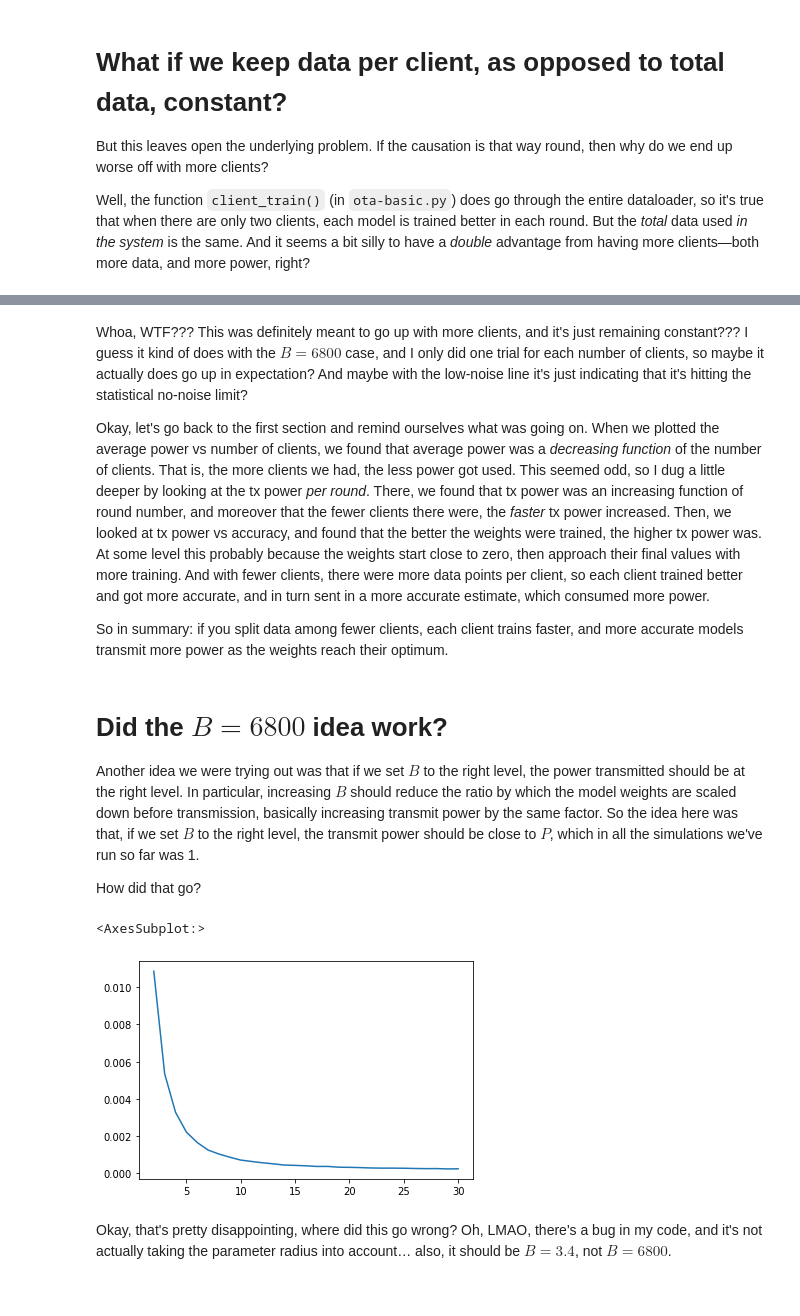
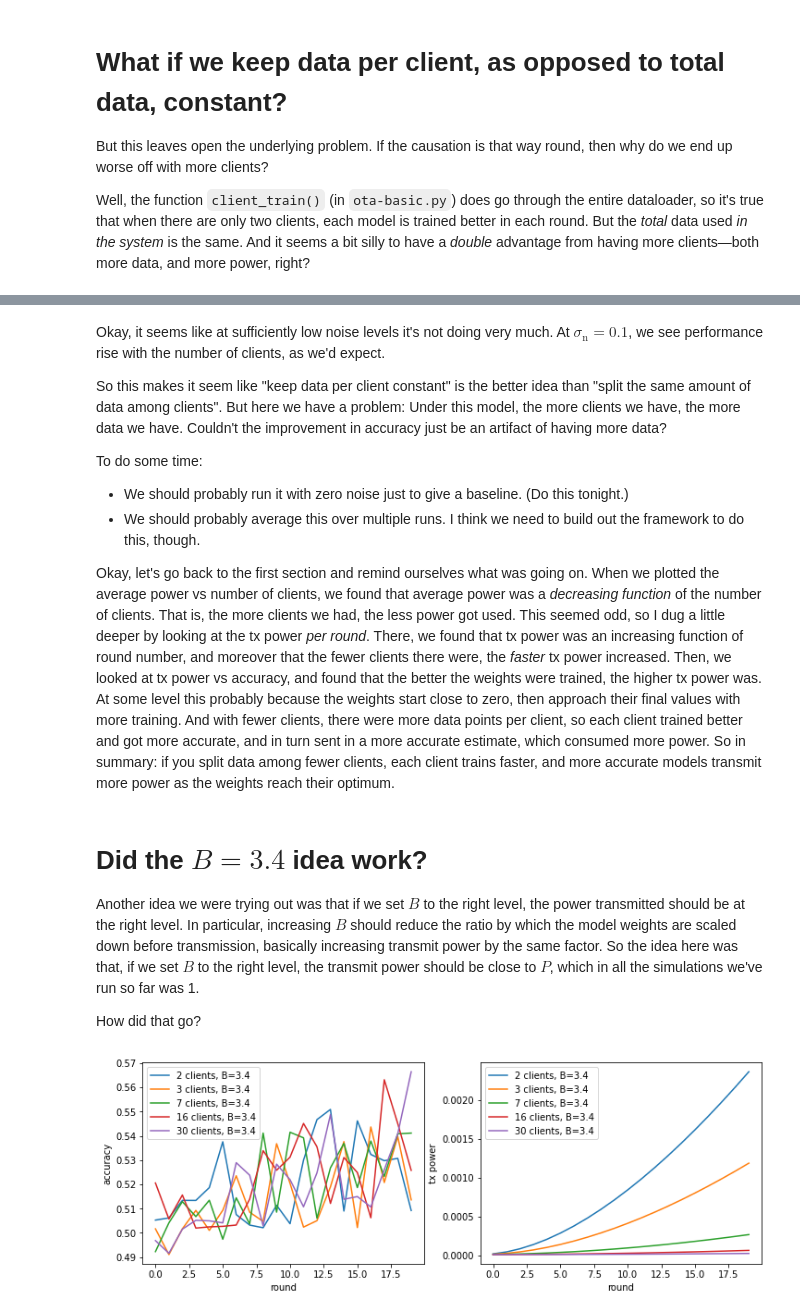
Before and after one commit to czlee/kyanite, a Jupyter notebook: ota-basic.ipynb, the cells around one changed output, grey strips where cells are left out. Saved outputs shown, nothing was run; the diff lists cells and outputs as text; code cells hidden in the pictures.

```diff
--- a/ota-basic.ipynb
+++ b/ota-basic.ipynb
@@ -350,34 +379,37 @@ results["accuracy"].plot(xlabel="clients", ylabel="accuracy", title="13,333 exam
 # %% [markdown]
-Whoa, WTF??? This was definitely meant to go up with more clients, and it's just remaining constant??? I guess it kind of does with the $B=6800$ case, and I only did one trial for each number of clients, so maybe it actually does go up in expectation? And maybe with the low-noise line it's just indicating that it's hitting the statistical no-noise limit?
+Okay, it seems like at sufficiently low noise levels it's not doing very much. At $\sigma_\mathrm{n} = 0.1$, we see performance rise with the number of clients, as we'd expect.
 
-Okay, let's go back to the first section and remind ourselves what was going on. When we plotted the average power vs number of clients, we found that average power was a _decreasing function_ of the number of clients. That is, the more clients we had, the less power got used. This seemed odd, so I dug a little deeper by looking at the tx power _per round_. There, we found that tx power was an increasing function of round number, and moreover that the fewer clients there were, the _faster_ tx power increased. Then, we looked at tx power vs accuracy, and found that the better the weights were trained, the higher tx power was. At some level this probably because the weights start close to zero, then approach their final values with more training. And with fewer clients, there were more data points per client, so each client trained better and got more accurate, and in turn sent in a more accurate estimate, which consumed more power.
+So this makes it seem like "keep data per client constant" is the better idea than "split the same amount of data among clients". But here we have a problem: Under this model, the more clients we have, the more data we have. Couldn't the improvement in accuracy just be an artifact of having more data?
 
-So in summary: if you split data among fewer clients, each client trains faster, and more accurate models transmit more power as the weights reach their optimum.
+To do some time:
+- We should probably run it with zero noise just to give a baseline. (Do this tonight.)
+- We should probably average this over multiple runs. I think we need to build out the framework to do this, though.
+
+Okay, let's go back to the first section and remind ourselves what was going on. When we plotted the average power vs number of clients, we found that average power was a _decreasing function_ of the number of clients. That is, the more clients we had, the less power got used. This seemed odd, so I dug a little deeper by looking at the tx power _per round_. There, we found that tx power was an increasing function of round number, and moreover that the fewer clients there were, the _faster_ tx power increased. Then, we looked at tx power vs accuracy, and found that the better the weights were trained, the higher tx power was. At some level this probably because the weights start close to zero, then approach their final values with more training. And with fewer clients, there were more data points per client, so each client trained better and got more accurate, and in turn sent in a more accurate estimate, which consumed more power. So in summary: if you split data among fewer clients, each client trains faster, and more accurate models transmit more power as the weights reach their optimum.
 # %% [markdown]
-# Did the $B = 6800$ idea work?
+# Did the $B = 3.4$ idea work?
 
 Another idea we were trying out was that if we set $B$ to the right level, the power transmitted should be at the right level. In particular, increasing $B$ should reduce the ratio by which the model weights are scaled down before transmission, basically increasing transmit power by the same factor. So the idea here was that, if we set $B$ to the right level, the transmit power should be close to $P$, which in all the simulations we've run so far was 1.
 
 How did that go?
-# %%
-clients_range = range(2, 31)
-fields = ["accuracy", "snr", "avg_power", "test_loss"]
-results = pd.DataFrame(index=clients_range, columns=fields)
-
-for directory in results_location.iterdir():
-    args = get_args(directory)
-    clients = args['clients']
-    if args['data_per_client'] is not None:
-        continue
-    assert args['parameter_radius'] == 6800
-
-    evaluation = get_eval(directory)
-    for field in fields:
-        results.loc[clients, field]  = evaluation[field]
-# %%
-results["avg_power"].plot()
-# %% [output]
-<AxesSubplot:>
-[figure, removed]
-# %% [markdown]
-Okay, that's pretty disappointing, where did this go wrong? Oh, LMAO, there's a bug in my code, and it's not actually taking the parameter radius into account… also, it should be $B = 3.4$, not $B = 6800$.
+# %%
+directories = ["20210712-043112", "20210712-044608", "20210712-054551", "20210712-081450", "20210712-125359"]
+directories = [results_location / directory for directory in directories]
+
+fig, axs = plt.subplots(1, 2, figsize=(12, 4))
+
+for directory in directories:
+    args = get_args(directory)
+    clients = args['clients']
+    parameter_radius = args['parameter_radius']
+
+    training = pd.read_csv(directory / "training.csv")
+    training["accuracy"].plot(ax=axs[0], label=f"{clients} clients, B={parameter_radius}",
+                                      xlabel="round", ylabel="accuracy")
+    training["tx_power_client0"].plot(ax=axs[1], label=f"{clients} clients, B={parameter_radius}",
+                                      xlabel="round", ylabel="tx power")
+
+for ax in axs:
+    ax.legend()
+# %% [output]
+[figure, added]
```
Also changed, not shown: parts of 10 cells of this notebook.
